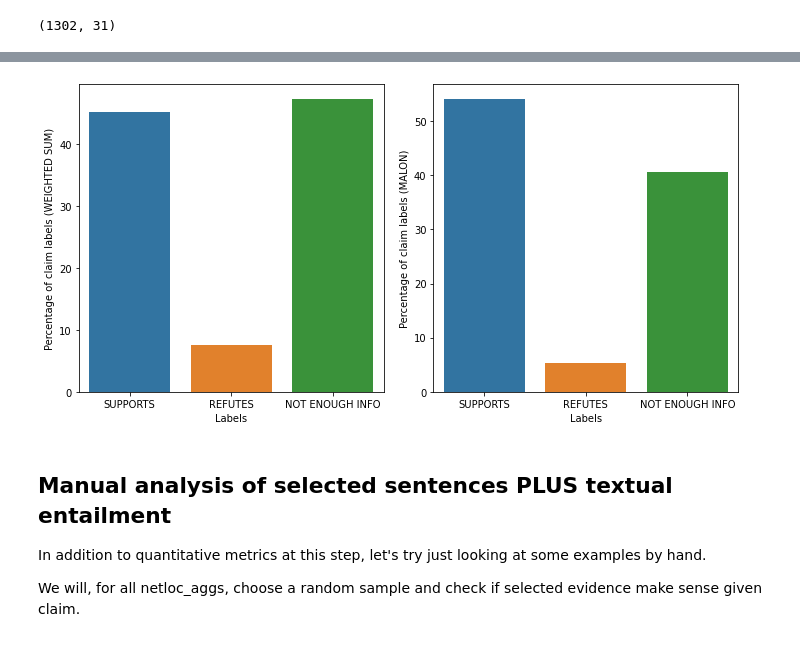
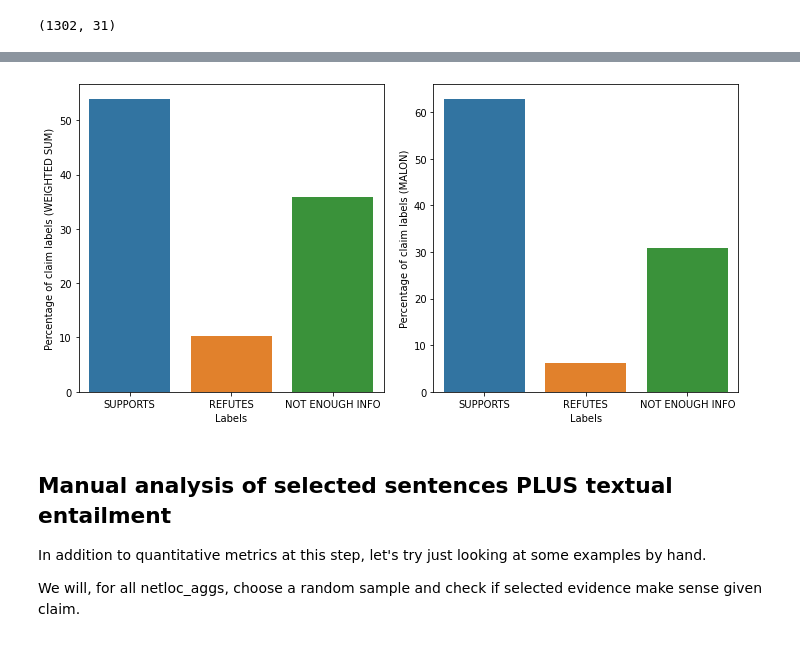
Before and after one commit to gabrielmaia7/RSP, a Jupyter notebook: support_classification_pipeline_test.ipynb, the cells around one changed output, grey strips where cells are left out. Saved outputs shown, nothing was run; the diff lists cells and outputs as text; code cells hidden in the pictures.

Commit message:
updating pipeline data by-products

```diff
--- a/support_classification_pipeline_test.ipynb
+++ b/support_classification_pipeline_test.ipynb
@@ -1603,29 +1669,38 @@ plt.show()
 # %%
 fig, ax = plt.subplots(1,2,figsize=(10,5))
 
+df = textual_entailment_df.copy()
+bad_netloc_aggs = [
+    'witches.shca.ed.ac.uk','en.isabart.org','bechdeltest.com','npg.si.edu','www.guidetopharmacology.org',
+    'letterboxd.com','www.discogs.com','vocab.getty.edu','www.isfdb.org', 'www.npg.org.uk',
+    'art.nationalgalleries.org', 'www.tate.org.uk' ,'www.getty.edu', 'memory-beta.fandom.com', 'www.disease-ontology.org',
+    'artgallery.yale.edu', 'www.imdb.com', 'muckrack.com', 'live.dbpedia.org', 'dbpedia.org'
+]
+df = df[~df.netloc_agg.isin(bad_netloc_aggs)]
+
 sns.barplot(
-    data=(textual_entailment_df.claim_TE_label_weighted_sum_all_TOP_N.value_counts(normalize=True)*100).reset_index(),
+    data=(df.claim_TE_label_weighted_sum_all_TOP_N.value_counts(normalize=True)*100).reset_index(),
     x='index',
     y='claim_TE_label_weighted_sum_all_TOP_N',
     ax=ax[0],
     order=['SUPPORTS','REFUTES','NOT ENOUGH INFO']
 )
 
 sns.barplot(
-    data=(textual_entailment_df.claim_TE_label_malon_all_TOP_N.value_counts(normalize=True)*100).reset_index(),
+    data=(df.claim_TE_label_malon_all_TOP_N.value_counts(normalize=True)*100).reset_index(),
     x='index',
     y='claim_TE_label_malon_all_TOP_N',
     ax=ax[1],
     order=['SUPPORTS','REFUTES','NOT ENOUGH INFO']
 )
 
 ax[0].set(ylabel='Percentage of claim labels (WEIGHTED SUM)', xlabel='Labels')
 ax[1].set(ylabel='Percentage of claim labels (MALON)', xlabel='Labels')
 
 plt.tight_layout()
 plt.show()
 # %% [output]
-[figure, old version]
+[figure, new version]
 # %% [markdown]
 ## Manual analysis of selected sentences PLUS textual entailment
 In addition to quantitative metrics at this step, let's try just looking at some examples by hand.
```
Also changed, not shown: parts of 16 cells of this notebook, 5 other files.
